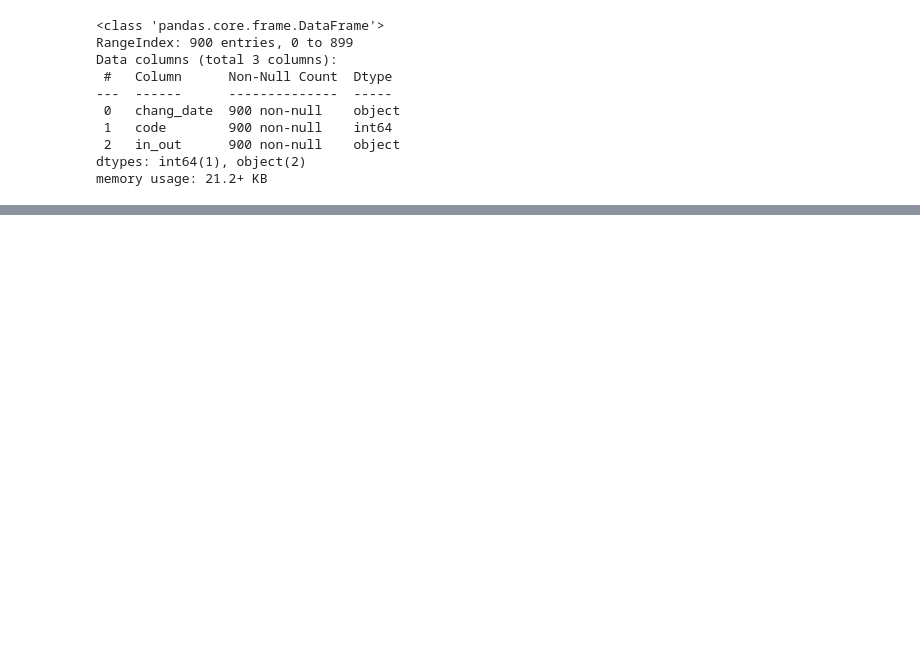
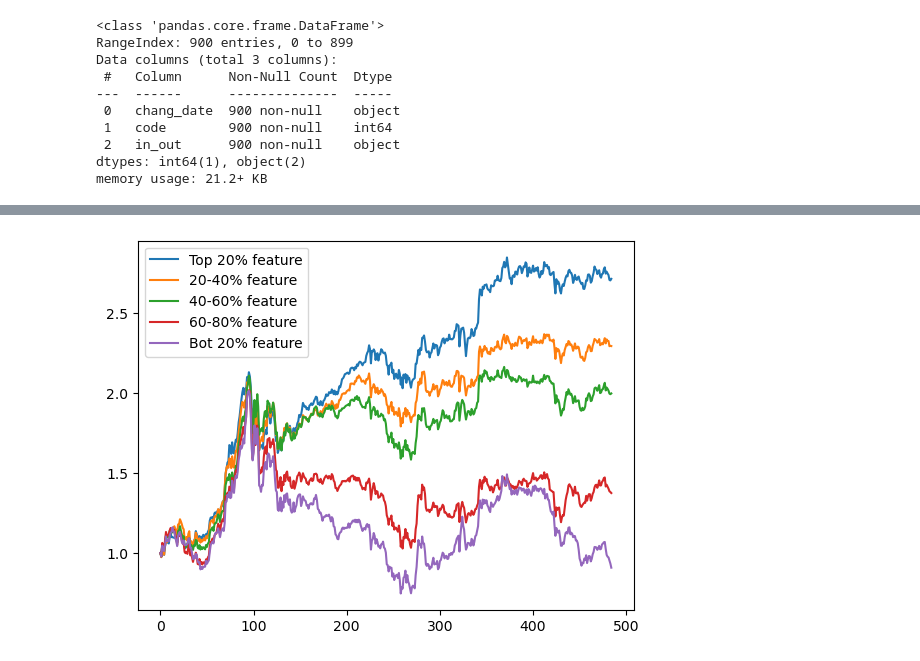
Before and after one commit to bangyuanzhu/Quant, a Jupyter notebook: muti_features.ipynb, the cells around one changed output, grey strips where cells are left out. Saved outputs shown, nothing was run; the diff lists cells and outputs as text; code cells hidden in the pictures; blank space fills up the shorter version.

```diff
--- a/muti_features.ipynb
+++ b/muti_features.ipynb
@@ -391,0 +393,61 @@ plt.show()
+# %%
+total_return_1 = [1]
+total_return_2 = [1]
+total_return_3 = [1]
+total_return_4 = [1]
+total_return_5 = [1]
+
+for j in range(len(feature[0])):
+    factor_list = []
+    return_list = []
+    delete_elements = []
+    for i in range(len(feature)):
+        if return_matrix[i][j] != -100:
+            factor_list.append(feature[i][j])
+            return_list.append(return_matrix[i][j])
+
+    today_return = total_return_1[-1]
+    selected_stock = get_top_20_percent_indices(factor_list)
+    for k in selected_stock:
+        today_return = today_return + (return_list[k] / len(selected_stock))
+    today_return = today_return - 0.0002
+    total_return_1.append(today_return)
+
+    today_return = total_return_2[-1]
+    selected_stock = get_top_20_to_40_percent_indices(factor_list)
+    for k in selected_stock:
+        today_return = today_return + (return_list[k] / len(selected_stock))
+    today_return = today_return - 0.0002
+    total_return_2.append(today_return)
+
+    today_return = total_return_3[-1]
+    selected_stock = get_top_40_to_60_percent_indices(factor_list)
+    for k in selected_stock:
+        today_return = today_return + (return_list[k] / len(selected_stock))
+    today_return = today_return - 0.0002
+    total_return_3.append(today_return)
+
+    today_return = total_return_4[-1]
+    selected_stock = get_top_60_to_80_percent_indices(factor_list)
+    for k in selected_stock:
+        today_return = today_return + (return_list[k] / len(selected_stock))
+    today_return = today_return - 0.0002
+    total_return_4.append(today_return)
+
+    today_return = total_return_5[-1]
+    selected_stock = get_bottom_20_percent_indices(factor_list)
+    for k in selected_stock:
+        today_return = today_return + (return_list[k] / len(selected_stock))
+    today_return = today_return - 0.0002
+    total_return_5.append(today_return)
+
+
+plt.plot(total_return_1, label='Top 20% feature')
+plt.plot(total_return_2, label='20-40% feature')
+plt.plot(total_return_3, label='40-60% feature')
+plt.plot(total_return_4, label='60-80% feature')
+plt.plot(total_return_5, label='Bot 20% feature')
+plt.legend()
+plt.show()
+# %% [output]
+[figure, added]
```
Also changed, not shown: parts of 13 cells of this notebook.
